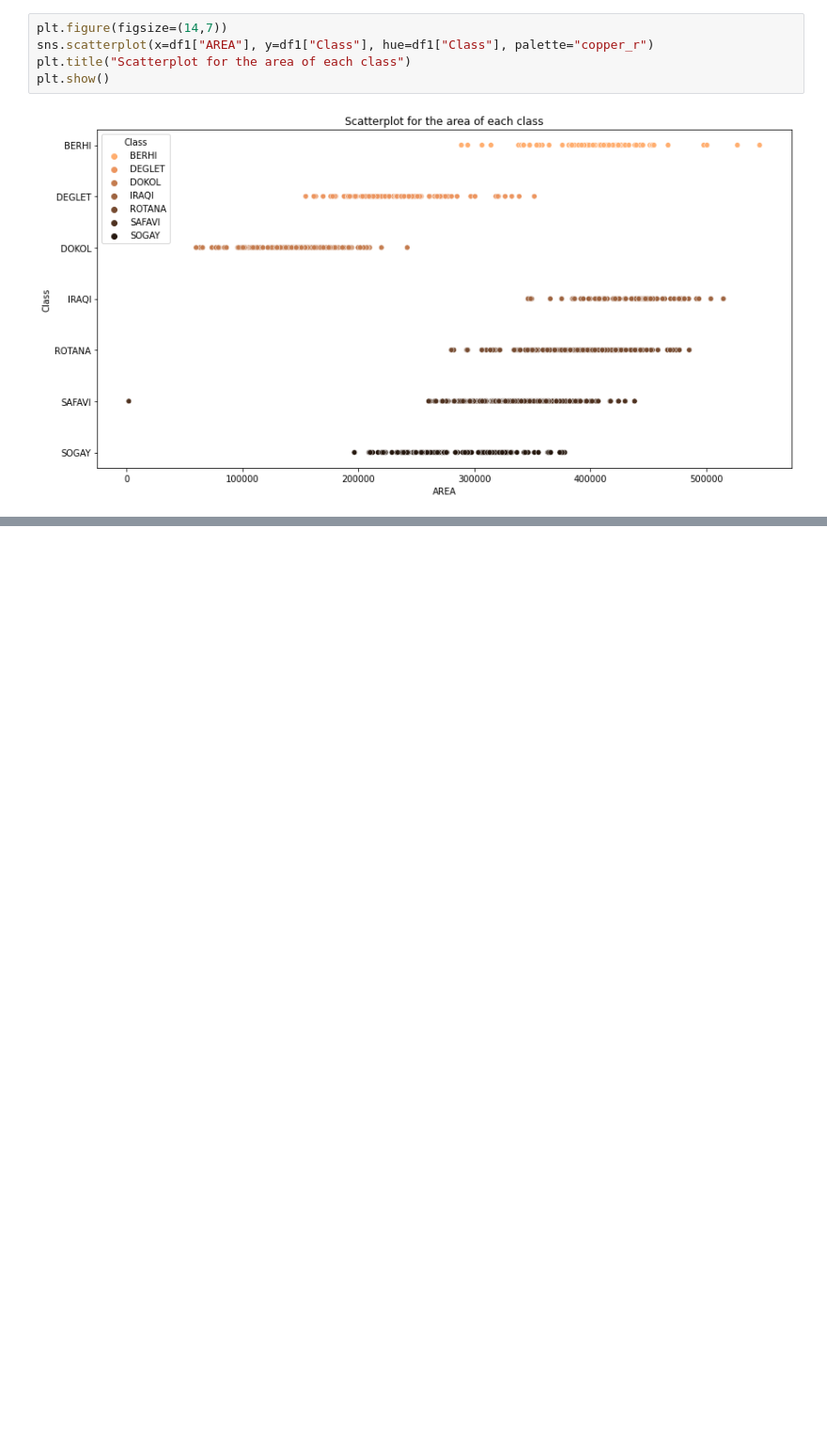
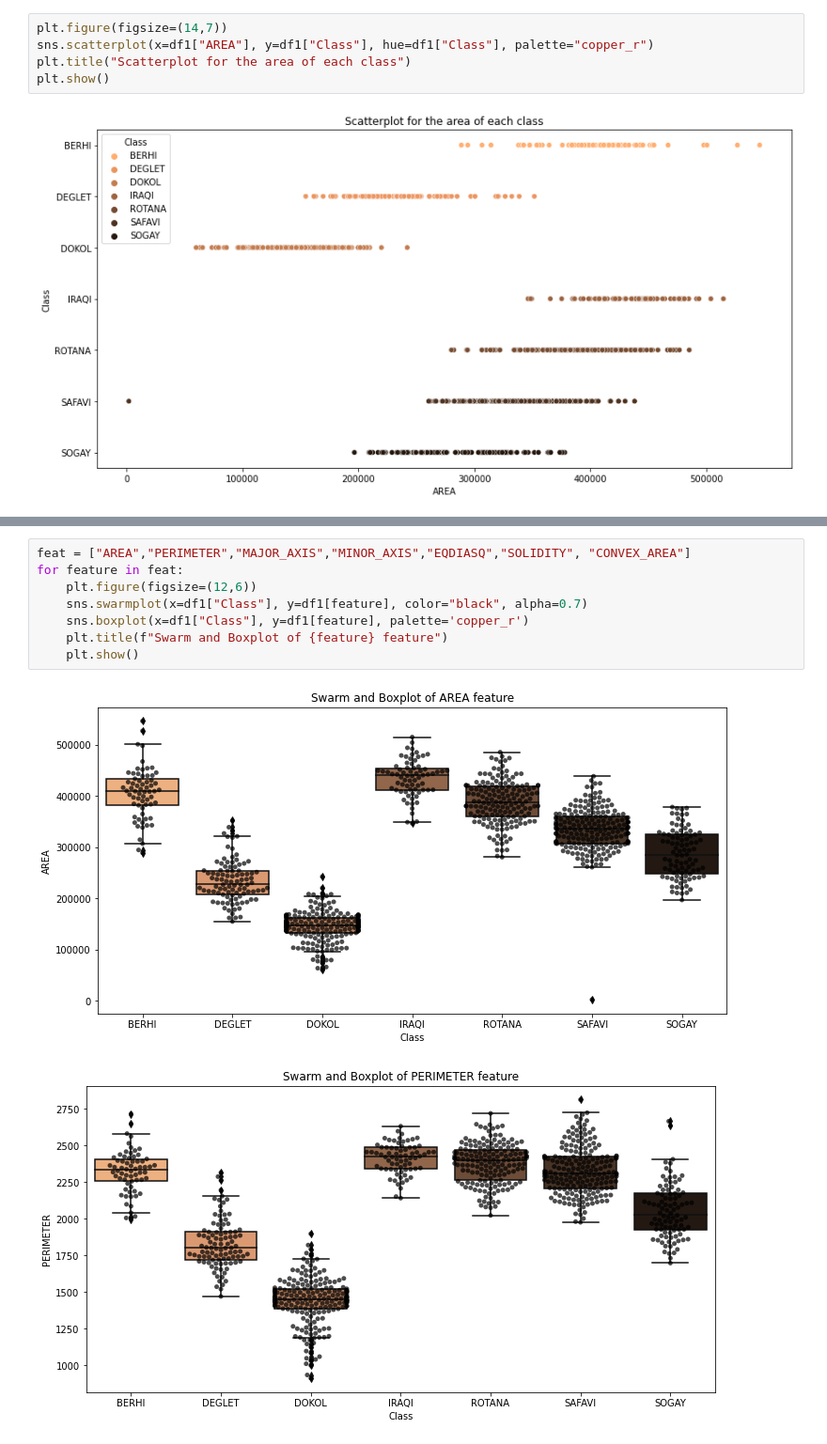
Before and after one commit to MizanMustakim/DataScienceProject_6thSemesterBIT, a Jupyter notebook: dateClassification.ipynb, the cells around one changed output, grey strips where cells are left out. Shown at 94% size. Drawn from its saved outputs; the diff is of its cells as text; blank space fills up the shorter version.

```diff
--- a/dateClassification.ipynb
+++ b/dateClassification.ipynb
@@ -109,0 +127,11 @@ plt.show()
+# %%
+feat = ["AREA","PERIMETER","MAJOR_AXIS","MINOR_AXIS","EQDIASQ","SOLIDITY", "CONVEX_AREA"]
+for feature in feat:
+    plt.figure(figsize=(12,6))
+    sns.swarmplot(x=df1["Class"], y=df1[feature], color="black", alpha=0.7)
+    sns.boxplot(x=df1["Class"], y=df1[feature], palette='copper_r')
+    plt.title(f"Swarm and Boxplot of {feature} feature")
+    plt.show()
+# %% [output]
+[figure, added]
+[figure, added]
```
Also changed, not shown: parts of 15 cells of this notebook.
